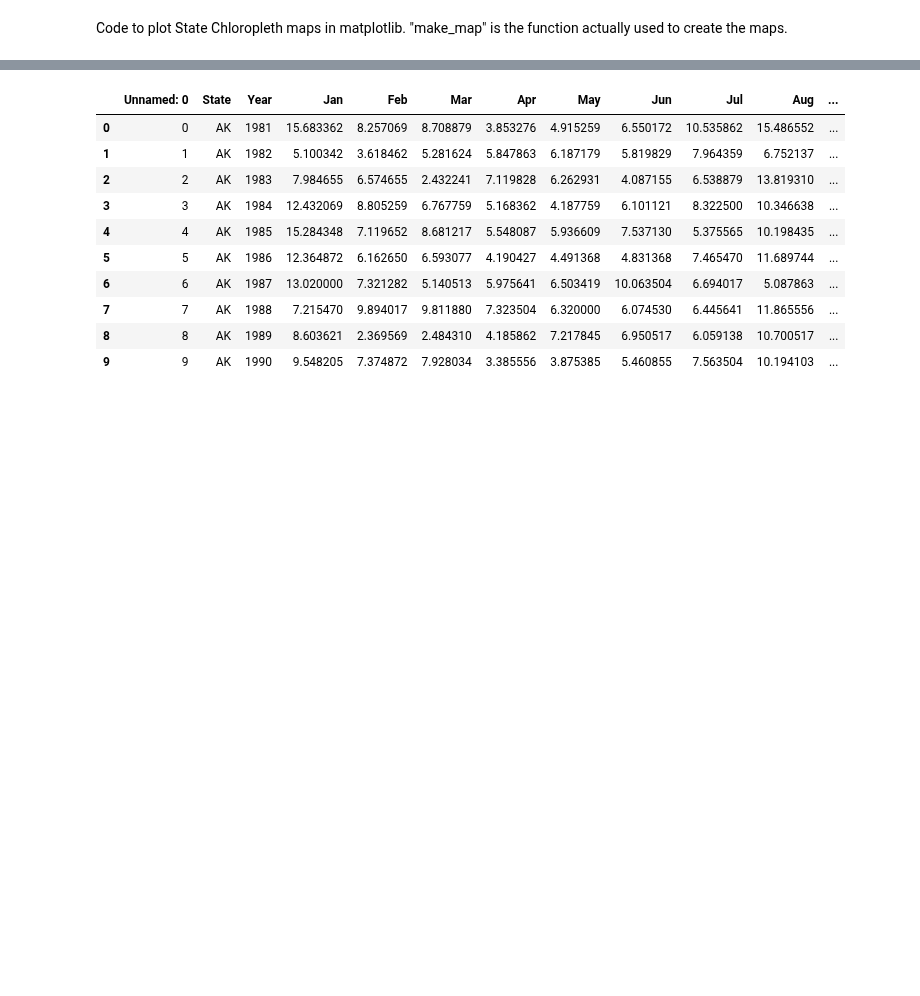
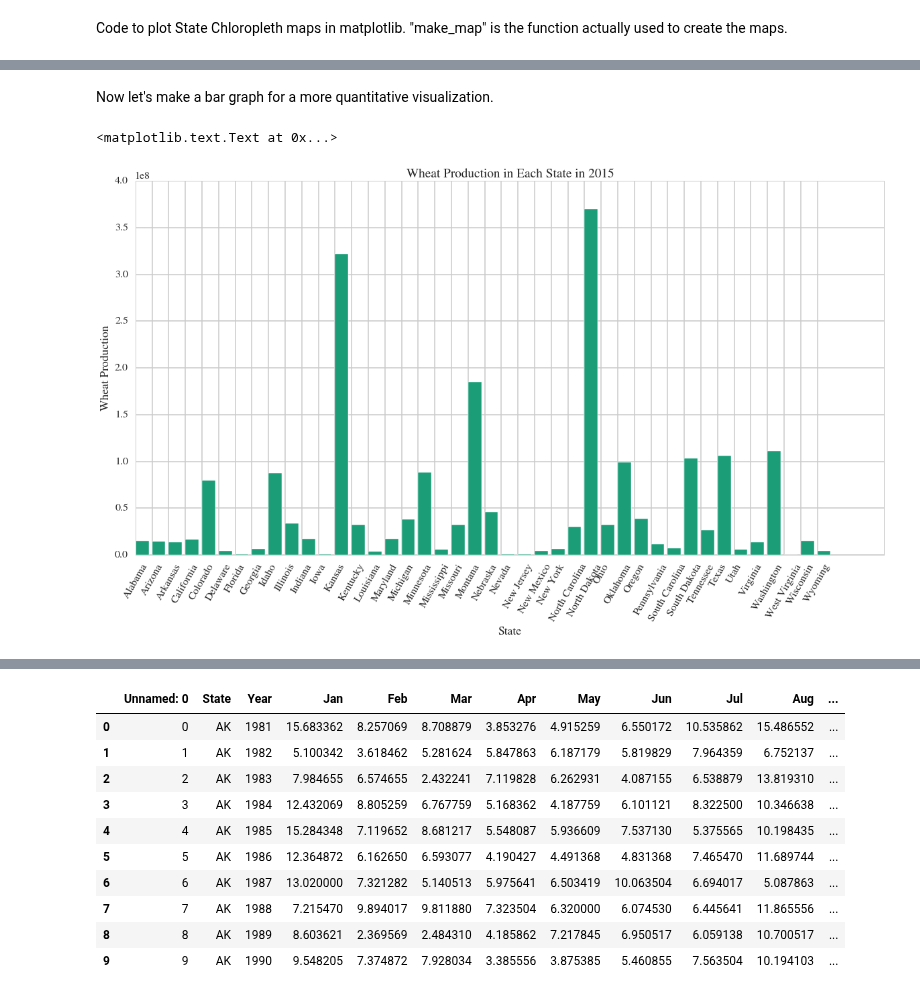
Before and after one commit to dwang953/109-Project, a Jupyter notebook: What's_the_Price_of_Wheat.ipynb, the cells around one changed output, grey strips where cells are left out. Cells and saved outputs as stored; diff of their text form; code cells hidden in the pictures; blank space fills up the shorter version.

```diff
--- a/What's_the_Price_of_Wheat.ipynb
+++ b/What's_the_Price_of_Wheat.ipynb
@@ -521,0 +606,13 @@ def make_map(states, label):
+# %% [markdown]
+Now let's make a bar graph for a more quantitative visualization.
+# %%
+wheat_2015 = wheatproduction[wheatproduction['Year'] == 2015]
+plt.figure(figsize=(20,10))
+plt.bar(wheat_2015.index, wheat_2015.Value)
+plt.xticks(wheat_2015.index, wheat_2015.State, rotation=60)
+plt.xlabel('State')
+plt.ylabel('Wheat Production')
+plt.title('Wheat Production in Each State in 2015')
+# %% [output]
+<matplotlib.text.Text at 0x...>
+[figure, added]
```
Also changed, not shown: parts of 25 cells of this notebook, 1 other file.
